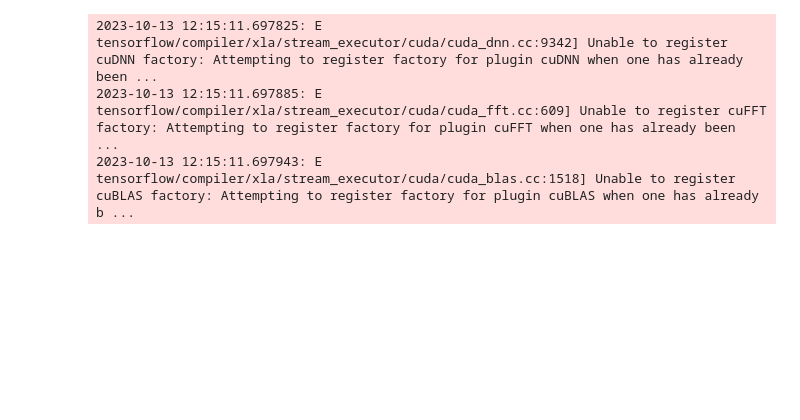
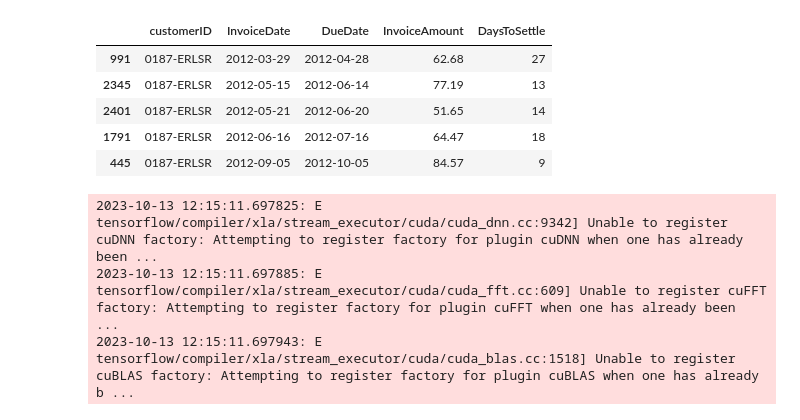
Before and after one commit to MengOonLee/AccountReceivable, a Jupyter notebook: Workflow/InvoicePayment/Forecasting.ipynb, the cells around one changed output. Drawn from its saved outputs; the diff is of its cells as text; code cells hidden in the pictures; blank space fills up the shorter version.

```diff
--- a/Workflow/InvoicePayment/Forecasting.ipynb
+++ b/Workflow/InvoicePayment/Forecasting.ipynb
@@ -68,3 +56,23 @@ df_payment
+# %%
+import pandas as pd
+
+df_invoice.drop(columns=['countryCode', 'PaperlessDate', 'invoiceNumber',
+    'Disputed', 'SettledDate', 'PaperlessBill', 'DaysLate'], inplace=True)
+
+cols_date = ['InvoiceDate', 'DueDate']
+for col in cols_date:
+    df_invoice[col] = pd.to_datetime(df_invoice[col], format='%m/%d/%Y')
+
+df_invoice.sort_values(by=['customerID', 'InvoiceDate'], inplace=True)
+
+df_invoice.head()
+# %% [output]
+|  | customerID | InvoiceDate | DueDate | InvoiceAmount | DaysToSettle |
+| 991 | 0187-ERLSR | 2012-03-29 | 2012-04-28 | 62.68 | 27 |
+| 2345 | 0187-ERLSR | 2012-05-15 | 2012-06-14 | 77.19 | 13 |
+| 2401 | 0187-ERLSR | 2012-05-21 | 2012-06-20 | 51.65 | 14 |
+| 1791 | 0187-ERLSR | 2012-06-16 | 2012-07-16 | 64.47 | 18 |
+| 445 | 0187-ERLSR | 2012-09-05 | 2012-10-05 | 84.57 | 9 |
 # %%
 # Import libraries
 import os
```
Also changed, not shown: parts of 7 cells of this notebook.
